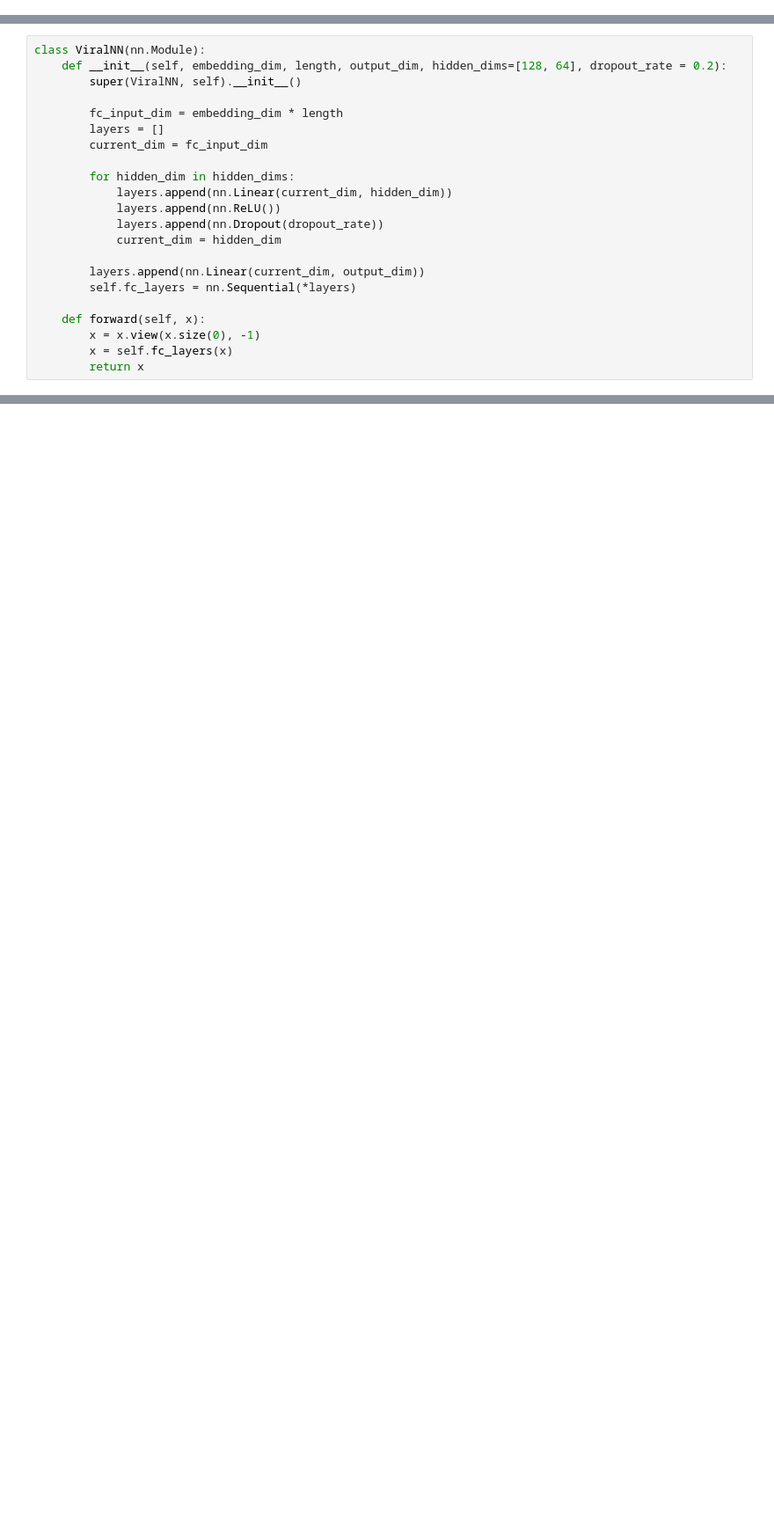
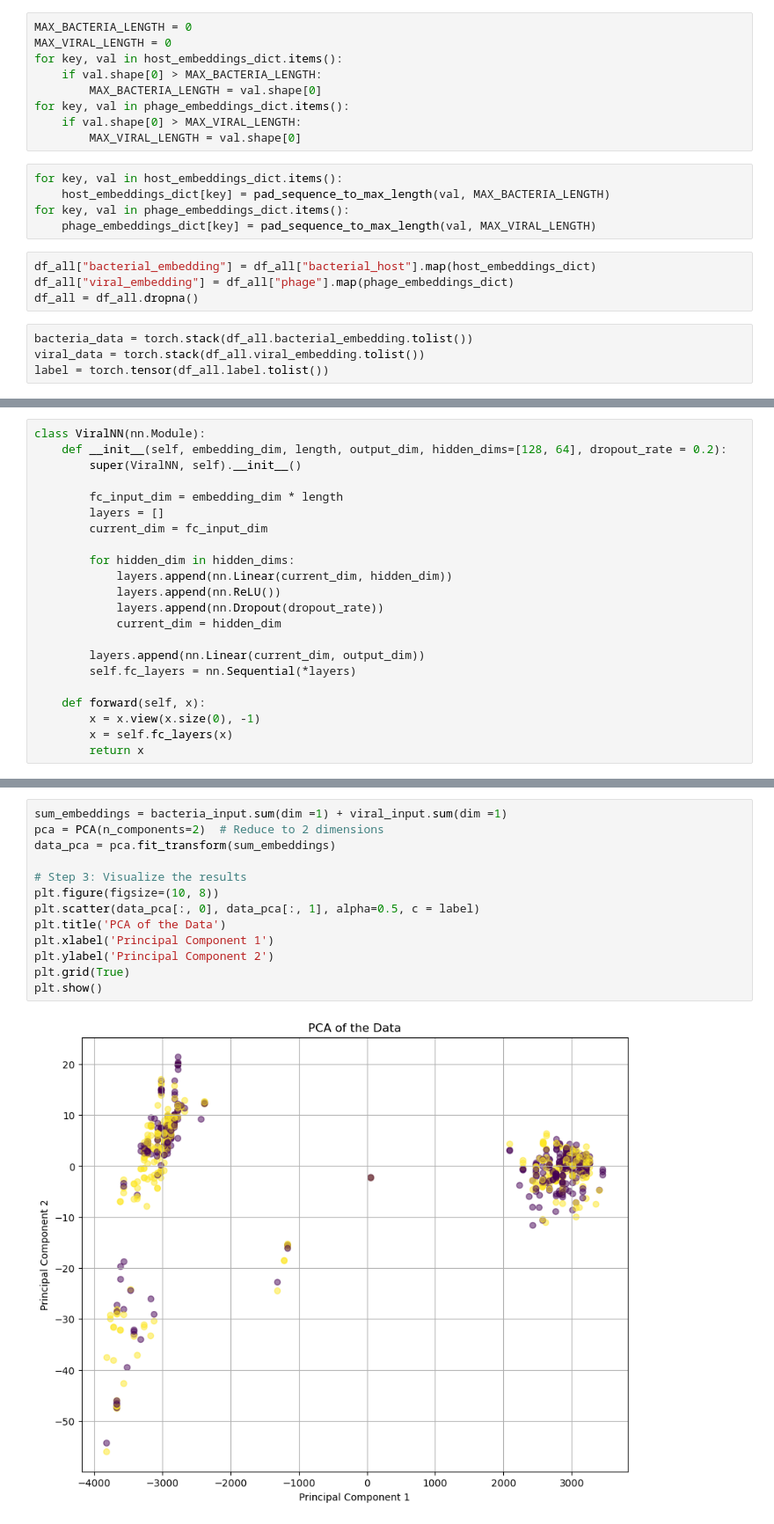
Before and after one commit to havu73/hackathonBio, a Jupyter notebook: khoa/PhageBook_PredictionHead.ipynb, the cells around one changed output, grey strips where cells are left out. Shown at 88% size. Cells and saved outputs as stored; diff of their text form; blank space fills up the shorter version.

Commit message:
Update model and run on Klebsiella data

```diff
--- a/khoa/PhageBook_PredictionHead.ipynb
+++ b/khoa/PhageBook_PredictionHead.ipynb
@@ -12,3 +62,25 @@ cpu
+# %%
+MAX_BACTERIA_LENGTH = 0
+MAX_VIRAL_LENGTH = 0
+for key, val in host_embeddings_dict.items():
+    if val.shape[0] > MAX_BACTERIA_LENGTH:
+        MAX_BACTERIA_LENGTH = val.shape[0]
+for key, val in phage_embeddings_dict.items():
+    if val.shape[0] > MAX_VIRAL_LENGTH:
+        MAX_VIRAL_LENGTH = val.shape[0]
+# %%
+for key, val in host_embeddings_dict.items():
+    host_embeddings_dict[key] = pad_sequence_to_max_length(val, MAX_BACTERIA_LENGTH)
+for key, val in phage_embeddings_dict.items():
+    phage_embeddings_dict[key] = pad_sequence_to_max_length(val, MAX_VIRAL_LENGTH)
+# %%
+df_all["bacterial_embedding"] = df_all["bacterial_host"].map(host_embeddings_dict)
+df_all["viral_embedding"] = df_all["phage"].map(phage_embeddings_dict)
+df_all = df_all.dropna()
+# %%
+bacteria_data = torch.stack(df_all.bacterial_embedding.tolist())
+viral_data = torch.stack(df_all.viral_embedding.tolist())
+label = torch.tensor(df_all.label.tolist())
 # %%
 
 class CNNResidualBlock(nn.Module):
@@ -147,0 +248,15 @@ example_labels = torch.randint(0, 2, (data_size,))
+# %%
+sum_embeddings = bacteria_input.sum(dim =1) + viral_input.sum(dim =1)
+pca = PCA(n_components=2)  # Reduce to 2 dimensions
+data_pca = pca.fit_transform(sum_embeddings)
+
+# Step 3: Visualize the results
+plt.figure(figsize=(10, 8))
+plt.scatter(data_pca[:, 0], data_pca[:, 1], alpha=0.5, c = label)
+plt.title('PCA of the Data')
+plt.xlabel('Principal Component 1')
+plt.ylabel('Principal Component 2')
+plt.grid(True)
+plt.show()
+# %% [output]
+[figure, added]
```
Also changed, not shown: parts of 12 cells of this notebook.
